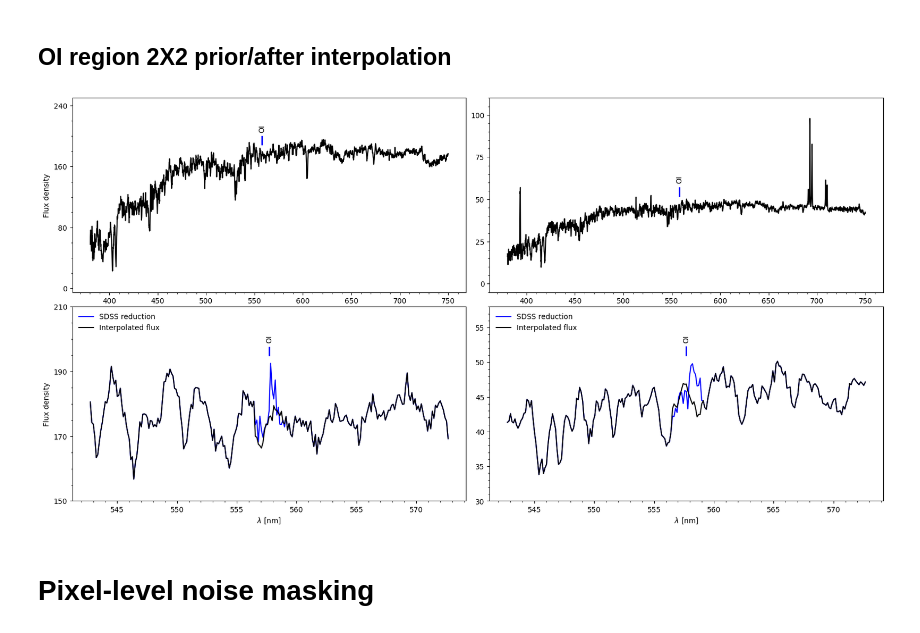
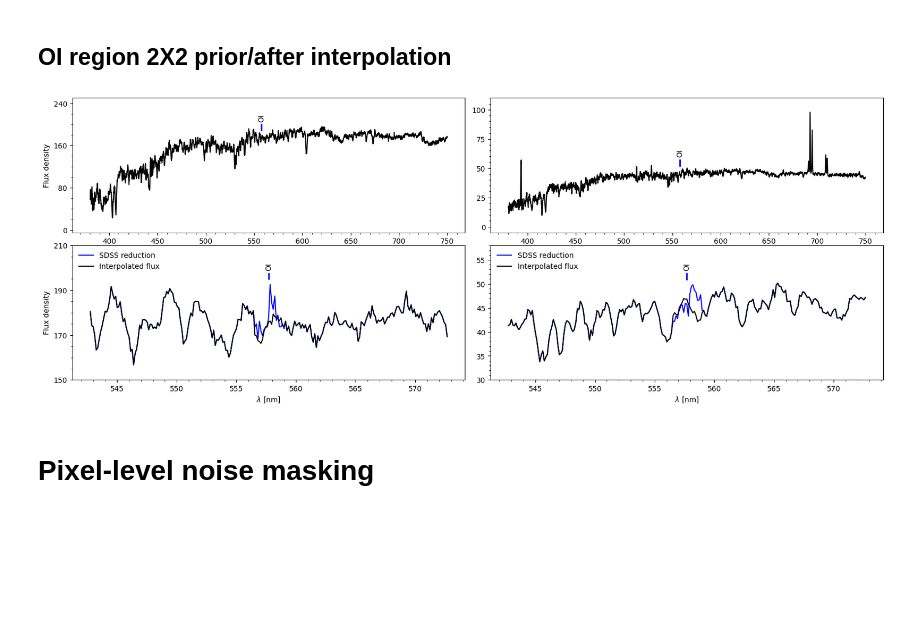
Before and after one commit to ed-ortizm/sdss, a Jupyter notebook: data_prep_illustrations/02_data_prep.ipynb, the cells around one changed output. Saved outputs shown, nothing was run; the diff lists cells and outputs as text; code cells hidden in the pictures; blank space fills up the shorter version.

```diff
--- a/data_prep_illustrations/02_data_prep.ipynb
+++ b/data_prep_illustrations/02_data_prep.ipynb
@@ -378,7 +375,7 @@ Median raw flux (OI interpolated): 43.43
 # Figure
 fig, axs = plt.subplots(
     2, 2,
-    figsize=(20, 9),
+    figsize=(20, 7),
     sharex=True,
 )
 # -------------------------------------------------
@@ -518,7 +515,7 @@ sf_oi_mask = (
 # %%
 fig, axs = plt.subplots(
     2, 2,
-    figsize=(20, 10),
+    figsize=(20, 7),
     sharex=False,
 )
 # -------------------------------------------------
@@ -588,36 +585,36 @@ add_oi_indicator(
 # -------------------------------------------------
 axs[0, 0].set_ylim(-5, 250)
 ticks = [0, 80, 160, 240]
 axs[0, 0].set_yticks(ticks)
 add_oi_indicator(
     axs[0, 0], evolved_raw_wave_nm,
     evolved_flux_OI_interp,
     indicator_starts=10, indicator_height=10,
     delta=1, lw=2, fontsize=10
 )
 # -------------------------------------------------
 axs[0, 1].set_ylim(-5, 110)
 ticks = [0, 25, 50, 75, 100]
 axs[0, 1].set_yticks(ticks)
 
 add_oi_indicator(
     axs[0, 1], sf_raw_wave_nm,
     sf_flux_OI_interp,
     indicator_starts=5, indicator_height=5,
     delta=1, lw=2, fontsize=10
 )
 # adjust vertical space
 plt.subplots_adjust(
-    hspace=0.075,
-    wspace=0.06
+    hspace=0.095,
+    wspace=0.065
 )
 # -------------------------------------------------
 fig.savefig(
     f"{ch_3_dir}/oi_interpolation_region.pdf",
     bbox_inches='tight'
 )
 # %% [output]
-[figure, old version]
+[figure, new version]
 # %% [markdown]
 # Pixel-level noise masking
 # %% [markdown]
```
Also changed, not shown: parts of 7 cells of this notebook, 2 other files.
